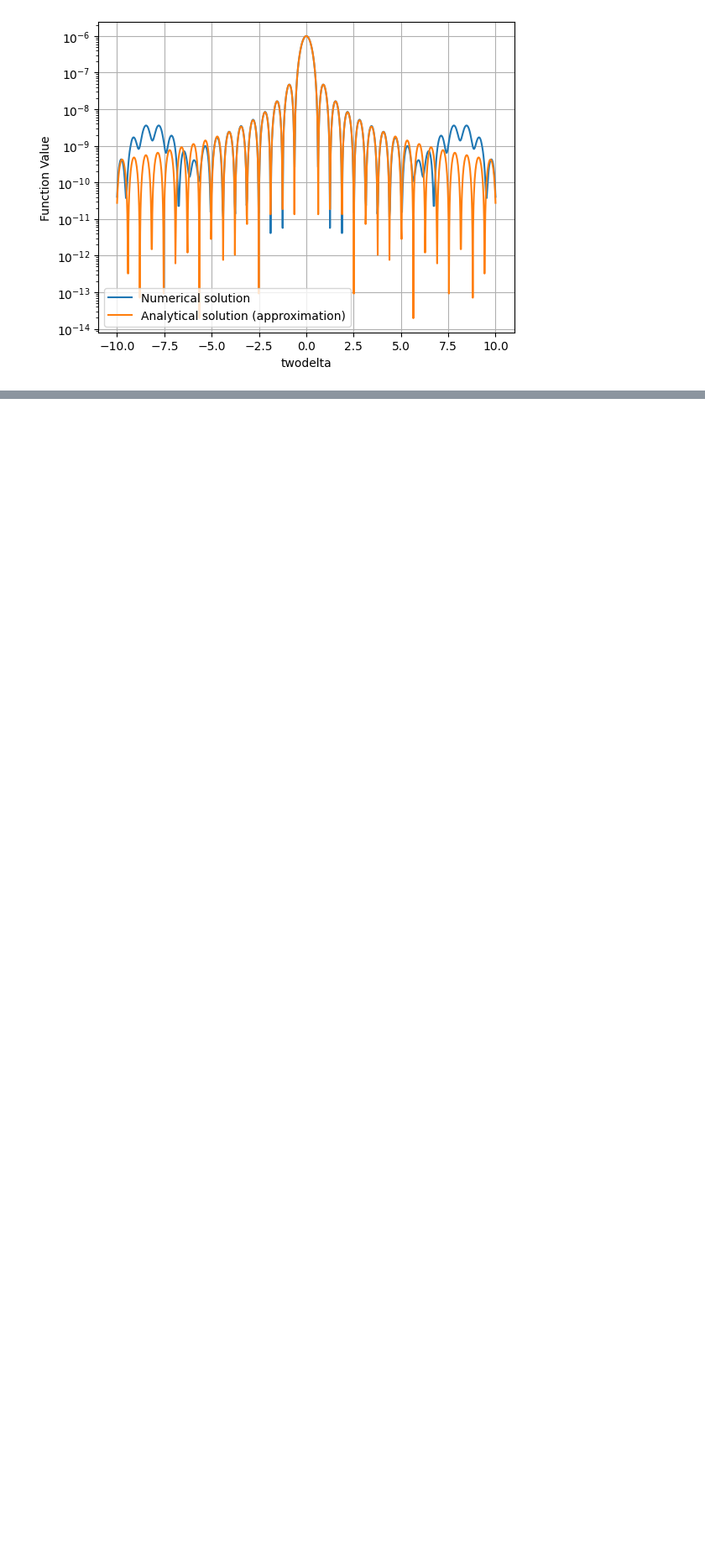
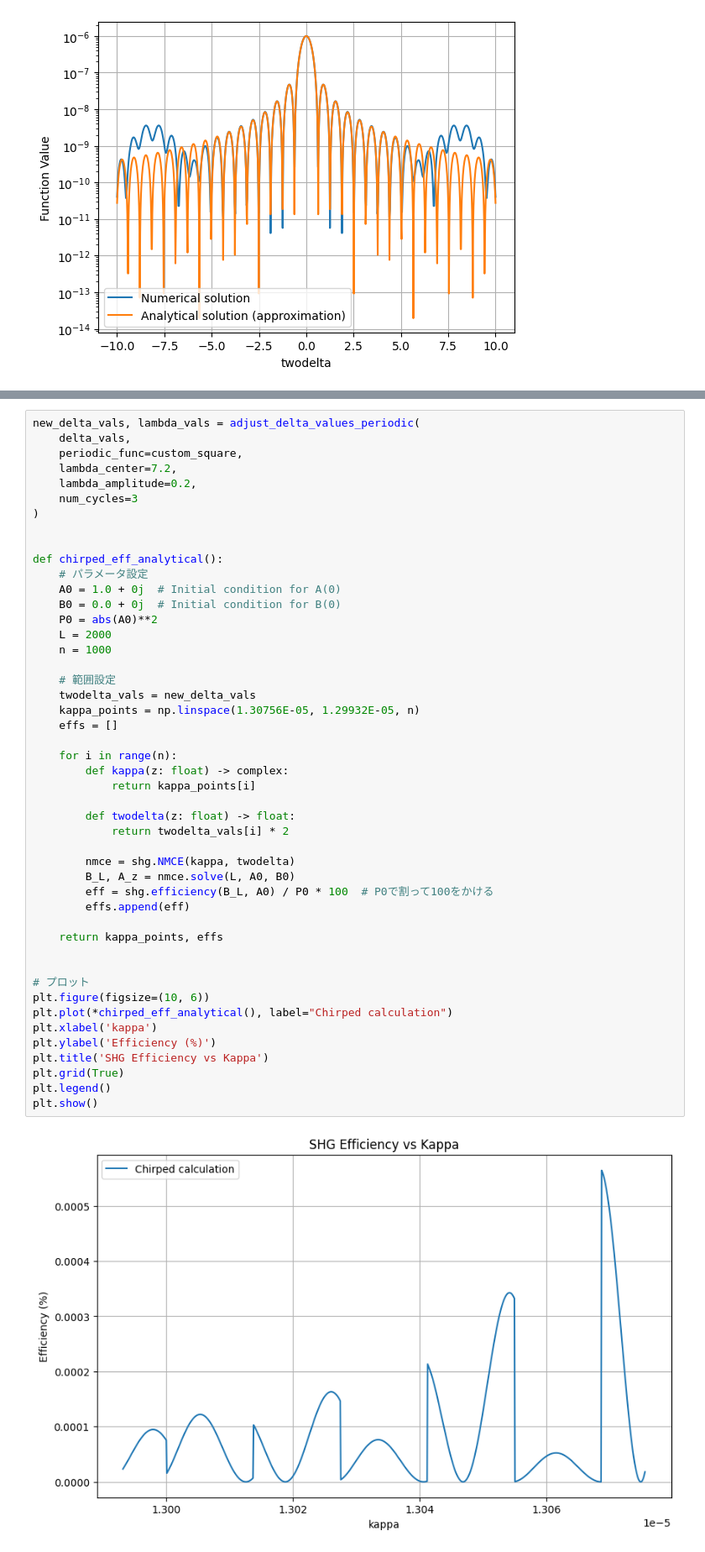
Before and after one commit to Xo1otl/mictlan, a Jupyter notebook: research/syuron/python/examples/shg.ipynb, the cells around one changed output, grey strips where cells are left out. Shown at 84% size. Cells and saved outputs as stored; diff of their text form; blank space fills up the shorter version.

```diff
--- a/research/syuron/python/examples/shg.ipynb
+++ b/research/syuron/python/examples/shg.ipynb
@@ -382,0 +551,49 @@ plt.show()
+# %%
+new_delta_vals, lambda_vals = adjust_delta_values_periodic(
+    delta_vals,
+    periodic_func=custom_square,
+    lambda_center=7.2,
+    lambda_amplitude=0.2,
+    num_cycles=3
+)
+
+
+def chirped_eff_analytical():
+    # パラメータ設定
+    A0 = 1.0 + 0j  # Initial condition for A(0)
+    B0 = 0.0 + 0j  # Initial condition for B(0)
+    P0 = abs(A0)**2
+    L = 2000
+    n = 1000
+
+    # 範囲設定
+    twodelta_vals = new_delta_vals
+    kappa_points = np.linspace(1.30756E-05, 1.29932E-05, n)
+    effs = []
+
+    for i in range(n):
+        def kappa(z: float) -> complex:
+            return kappa_points[i]
+
+        def twodelta(z: float) -> float:
+            return twodelta_vals[i] * 2
+
+        nmce = shg.NMCE(kappa, twodelta)
+        B_L, A_z = nmce.solve(L, A0, B0)
+        eff = shg.efficiency(B_L, A0) / P0 * 100  # P0で割って100をかける
+        effs.append(eff)
+
+    return kappa_points, effs
+
+
+# プロット
+plt.figure(figsize=(10, 6))
+plt.plot(*chirped_eff_analytical(), label="Chirped calculation")
+plt.xlabel('kappa')
+plt.ylabel('Efficiency (%)')
+plt.title('SHG Efficiency vs Kappa')
+plt.grid(True)
+plt.legend()
+plt.show()
+# %% [output]
+[figure, added]
```
Also changed, not shown: parts of 7 cells of this notebook.
